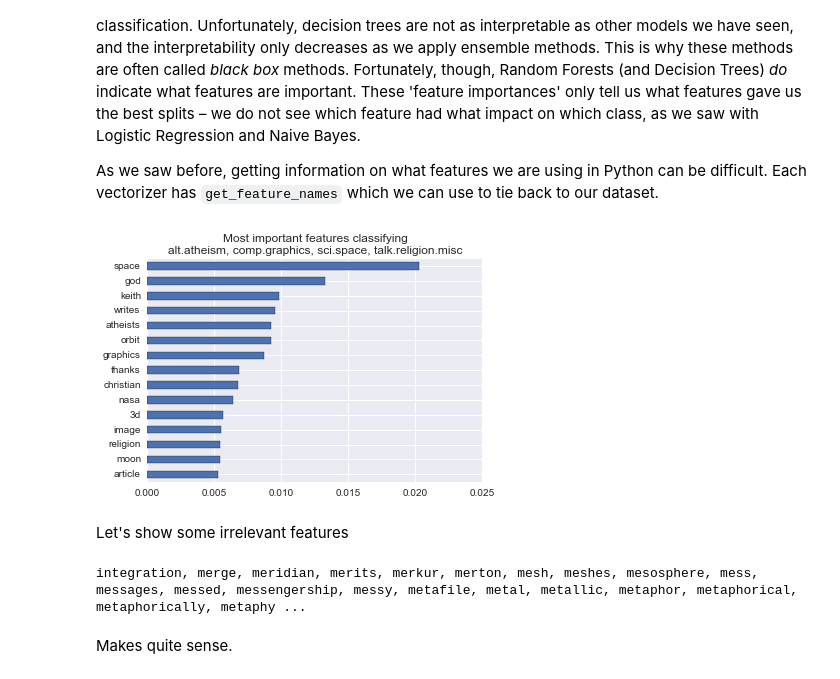
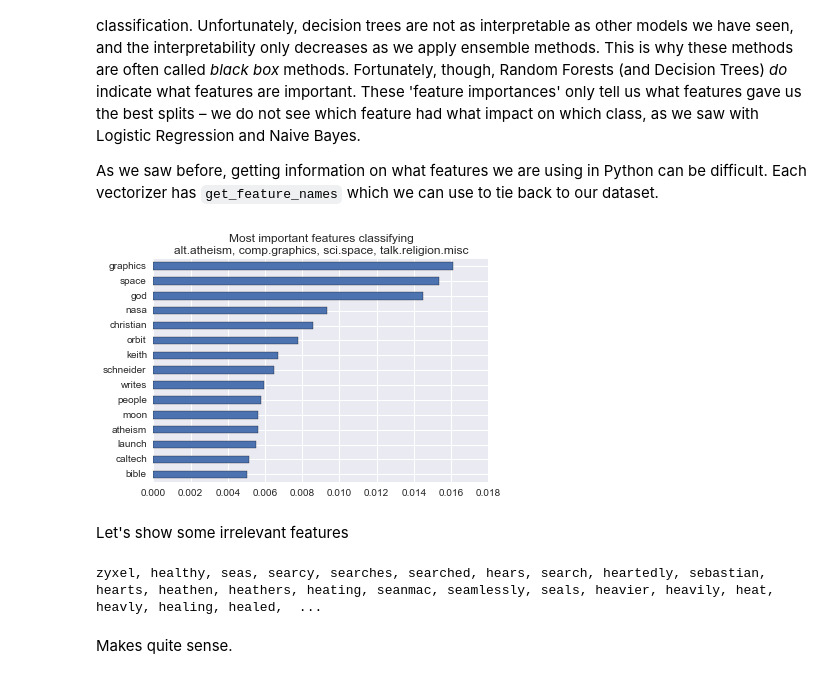
Before and after one commit to rubennaeff/GADS23, a Jupyter notebook: 12_random_forest/random_forests_in_sklearn.ipynb, the cells around one changed output. Cells and saved outputs as stored; diff of their text form; code cells hidden in the pictures.

```diff
--- a/12_random_forest/random_forests_in_sklearn.ipynb
+++ b/12_random_forest/random_forests_in_sklearn.ipynb
@@ -114,16 +133,16 @@ Instead of just predicting classes, we would like to get more insight about how
 As we saw before, getting information on what features we are using in Python can be difficult.  Each vectorizer has `get_feature_names` which we can use to tie back to our dataset.
 # %%
 model = RandomForestClassifier(n_estimators=50)
-model.fit(X_train, data.target)
+model.fit(X, data.target)
 coef = pd.Series(model.feature_importances_, index=v.get_feature_names()).sort(inplace=False)
 f = coef[-15:].plot(kind='barh', title="Most important features classifying\n%s" % ", ".join(data.target_names))
 # %% [output]
-[figure, old version]
+[figure, new version]
 # %% [markdown]
 Let's show some irrelevant features
 # %%
 print ", ".join(coef[coef == 0].index[:100])
 # %% [output]
-integration, merge, meridian, merits, merkur, merton, mesh, meshes, mesosphere, mess, messages, messed, messengership, messy, metafile, metal, metallic, metaphor, metaphorical, metaphorically, metaphy ...
+zyxel, healthy, seas, searcy, searches, searched, hears, search, heartedly, sebastian, hearts, heathen, heathers, heating, seanmac, seamlessly, seals, heavier, heavily, heat, heavly, healing, healed,  ...
 # %% [markdown]
 Makes quite sense.
```
Also changed, not shown: parts of 13 cells of this notebook, 2 other files.
